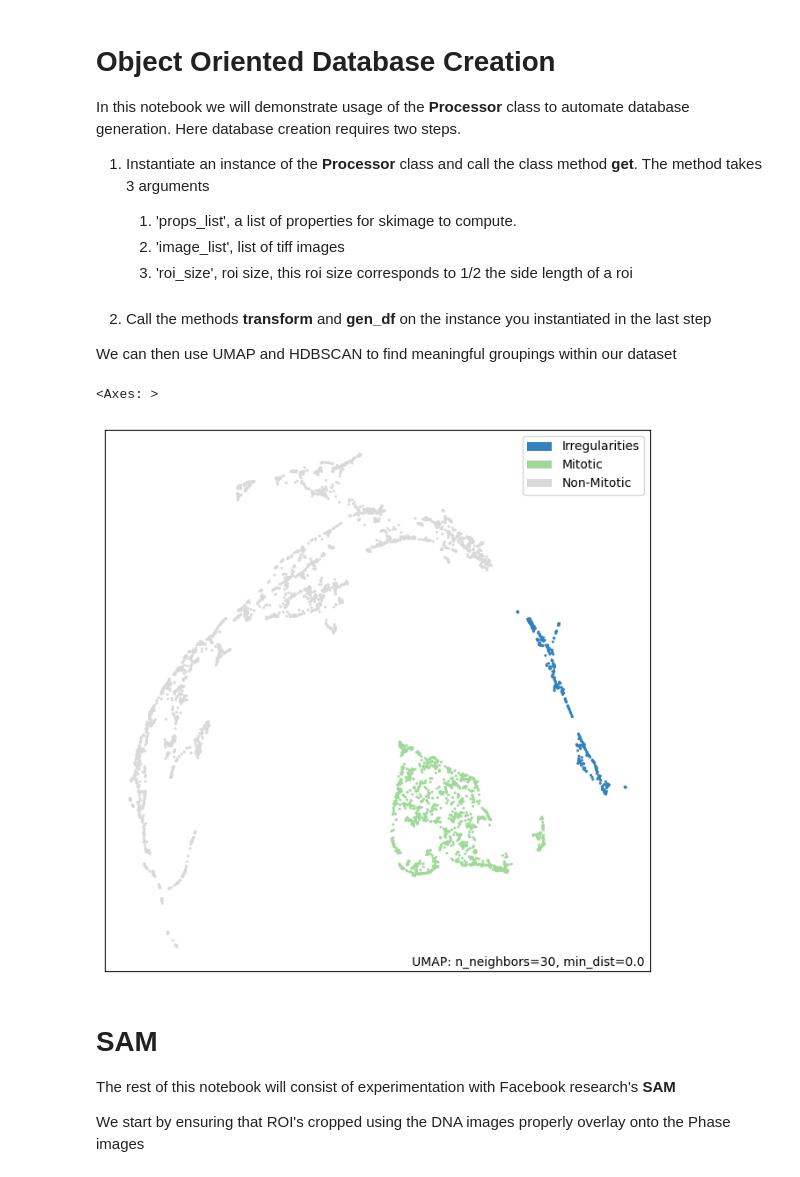
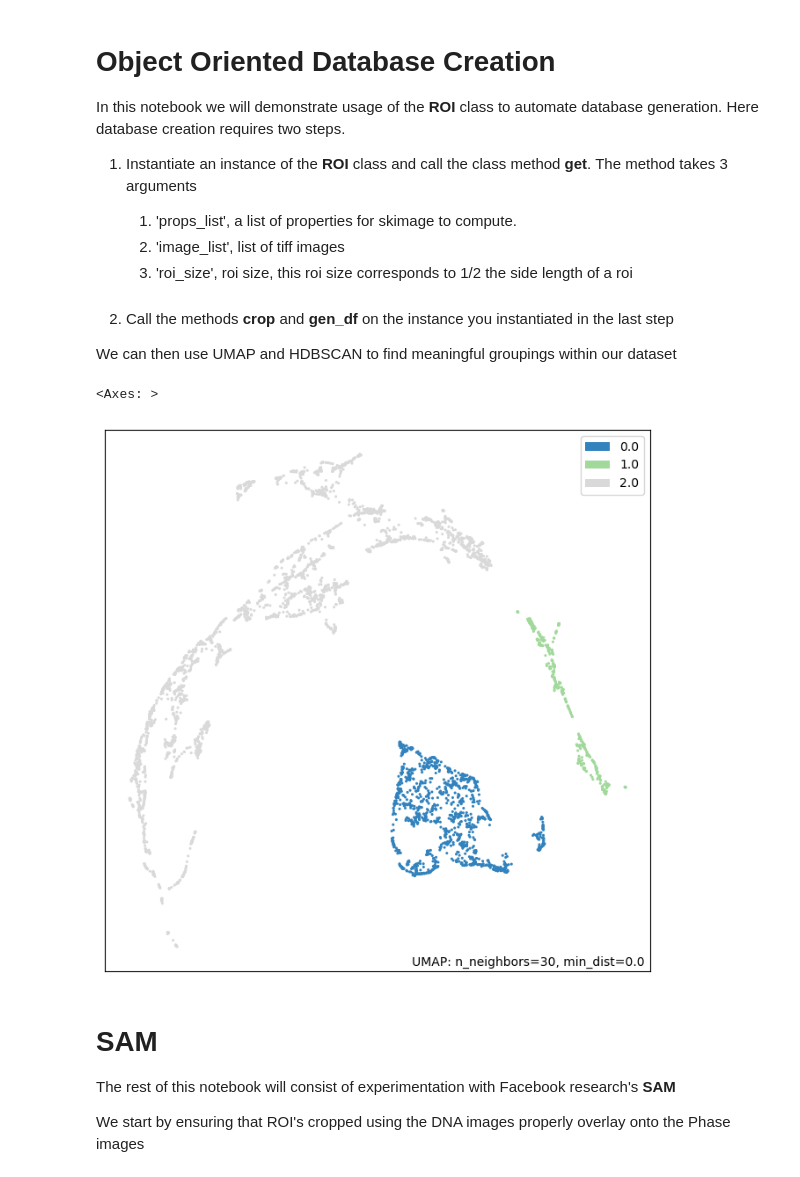
Before and after one commit to anishjv/cell-AAP, a Jupyter notebook: notebooks/example.ipynb, the cells around one changed output. Saved outputs shown, nothing was run; the diff lists cells and outputs as text; code cells hidden in the pictures.

Commit message:
added support for self_contained clustering labels

```diff
--- a/notebooks/example.ipynb
+++ b/notebooks/example.ipynb
@@ -22,16 +23,16 @@ import umap.plot
 # %% [markdown]
 # Object Oriented Database Creation
 
-In this notebook we will demonstrate usage of the **Processor** class to automate database generation. Here database creation requires two steps.
+In this notebook we will demonstrate usage of the **ROI** class to automate database generation. Here database creation requires two steps.
 
-1. Instantiate an instance of the **Processor** class and call the class method **get**. The method takes 3 arguments
+1. Instantiate an instance of the **ROI** class and call the class method **get**. The method takes 3 arguments
 
     1. 'props_list', a list of properties for skimage to compute.
     2. 'image_list', list of tiff images
     3. 'roi_size', roi size, this roi size corresponds to 1/2 the side length of a roi
     #
 
-2. Call the methods **transform** and **gen_df** on the instance you instantiated in the last step
+2. Call the methods **crop** and **gen_df** on the instance you instantiated in the last step
 
 We can then use UMAP and HDBSCAN to find meaningful groupings within our dataset
 # %%
@@ -40,8 +41,8 @@ props_list = props_list = ['area', 'solidity', 'perimeter_crofton',
                            'perimeter', 'area_convex', 'area_filled', 'centroid_local',
                            'euler_number', 'extent', 'intensity_max', 'intensity_min']
 
-instance = Processor.get(props_list, ['/Users/whoisv/Desktop/dna.tif'], roi_size = 42)
-df = instance.transform().gen_df()
+instance = ROI.get(props_list, ['/Users/whoisv/Desktop/dna.tif'], roi_size = 42)
+df = instance.crop().gen_df()
 # %%
 mapper = umap.UMAP(n_neighbors=30,
                    min_dist=0.0,
@@ -62,19 +61,10 @@ df_with_cluster_labels = np.append(df, np.expand_dims(labels, axis = 1), axis =
-# %%
-labels = list(labels)
-for i in range(len(labels)):
-    if labels[i] == 2:
-        labels[i] = 'Non-Mitotic'
-    elif labels[i] == 1:
-        labels[i] = 'Irregularities'
-    elif labels[i] == 0:
-        labels[i] = 'Mitotic'
-labels = np.array(labels)
+# %%
+df = dt.add_labels(df, labels)
 # %%
-label_dict = {0: 'Blues', 1: 'Blues', 2: 'Blues'}
-umap.plot.points(mapper, labels = labels, theme = 'green')
+umap.plot.points(mapper, labels = df[:, 17], theme = 'green')
 # %% [output]
 <Axes: >
-[figure, old version]
+[figure, new version]
 # %% [markdown]
 # SAM
 The rest of this notebook will consist of experimentation with Facebook research's **SAM**
```
Also changed, not shown: parts of 2 cells of this notebook, 1 other file.
